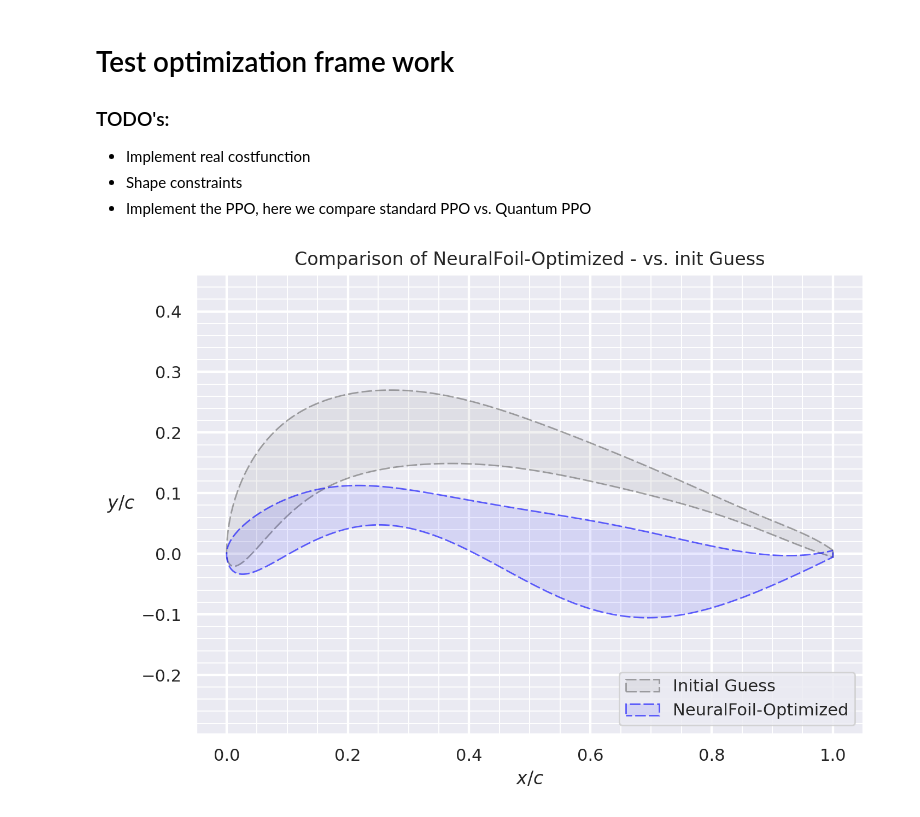
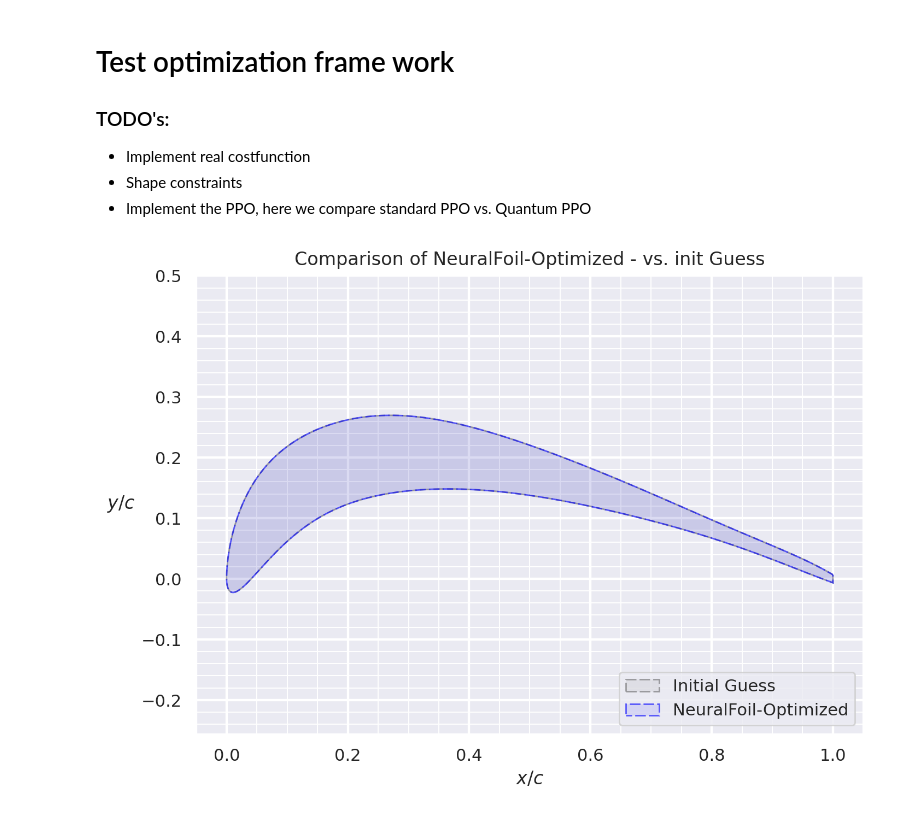
Before and after one commit to PawseySC/pawsey-uptake-project-quantum-umelb, a Jupyter notebook: ShapeOptimization/Shape_optimi_test.ipynb, the cells around one changed output. Cells and saved outputs as stored; diff of their text form; code cells hidden in the pictures.

Commit message:
update comments for shape Optim.

```diff
--- a/ShapeOptimization/Shape_optimi_test.ipynb
+++ b/ShapeOptimization/Shape_optimi_test.ipynb
@@ -111,6 +118,9 @@ aero = optimized_airfoil.get_aero_from_neuralfoil(
 - Shape constraints
 - Implement the PPO, here we compare standard PPO vs. Quantum PPO
 # %%
+#Actor -> creates the points:
+#Critic -> rejects them
+
 opti.subject_to([
     aero["analysis_confidence"] > 0.90,
     aero["CL"] == CL_multipoint_targets,
@@ -135,44 +145,44 @@ opti.subject_to(
 
 
 # Formulate an optimization goal based
-opti.minimize(np.mean(aero["CD"] * CL_multipoint_weights))
+opti.maximize(np.mean(aero["CL"] / aero["CD"]))
 
 sol = opti.solve(
+    max_iter = 0,
     behavior_on_failure="return_last",
     options={
-        "ipopt.mu_strategy": 'monotone',
-        "ipopt.start_with_resto": 'yes'
+       # "ipopt.mu_strategy": 'monotone',
+       # "ipopt.start_with_resto": 'yes'
     }
 )
 
-optimized_airfoil = sol(optimized_airfoil)
-aero = sol(aero)
+optimized_airfoil_0 = sol(optimized_airfoil)
 # %%
 Re_plot = 500e3
 fig, ax = plt.subplots(1, 1, figsize=(7, 5))
 
 airfoils_and_colors = {
     "Initial Guess"           : (initial_guess_airfoil, "dimgray"),
-    "NeuralFoil-Optimized"    : (optimized_airfoil, "blue")}
+    "NeuralFoil-Optimized"    : (optimized_airfoil_0, "blue")}
 
 for i, (name, (af, color)) in enumerate(airfoils_and_colors.items()):
     color = p.adjust_lightness(color, 1)
     ax.fill(
         af.x(), af.y(),
         facecolor=(*color, 0.09),
         edgecolor=(*color, 0.6),
         linewidth=1,
         label=name,
         linestyle=(3 * i, (7, 2)),
         zorder=4 if "NeuralFoil" in name else 3,
     )
 
 ax.legend(fontsize=11, loc="lower right", ncol=len(airfoils_and_colors)//2)
 ax.set_title("Airfoil Shapes")
 ax.set_xlabel("$x/c$")
 ax.set_ylabel("$y/c$")
 ax.axis('equal')
 
 p.show_plot("Comparison of NeuralFoil-Optimized - vs. init Guess", legend=False)
 # %% [output]
-[figure, old version]
+[figure, new version]
```
Also changed, not shown: parts of 9 cells of this notebook, 1 other file.
